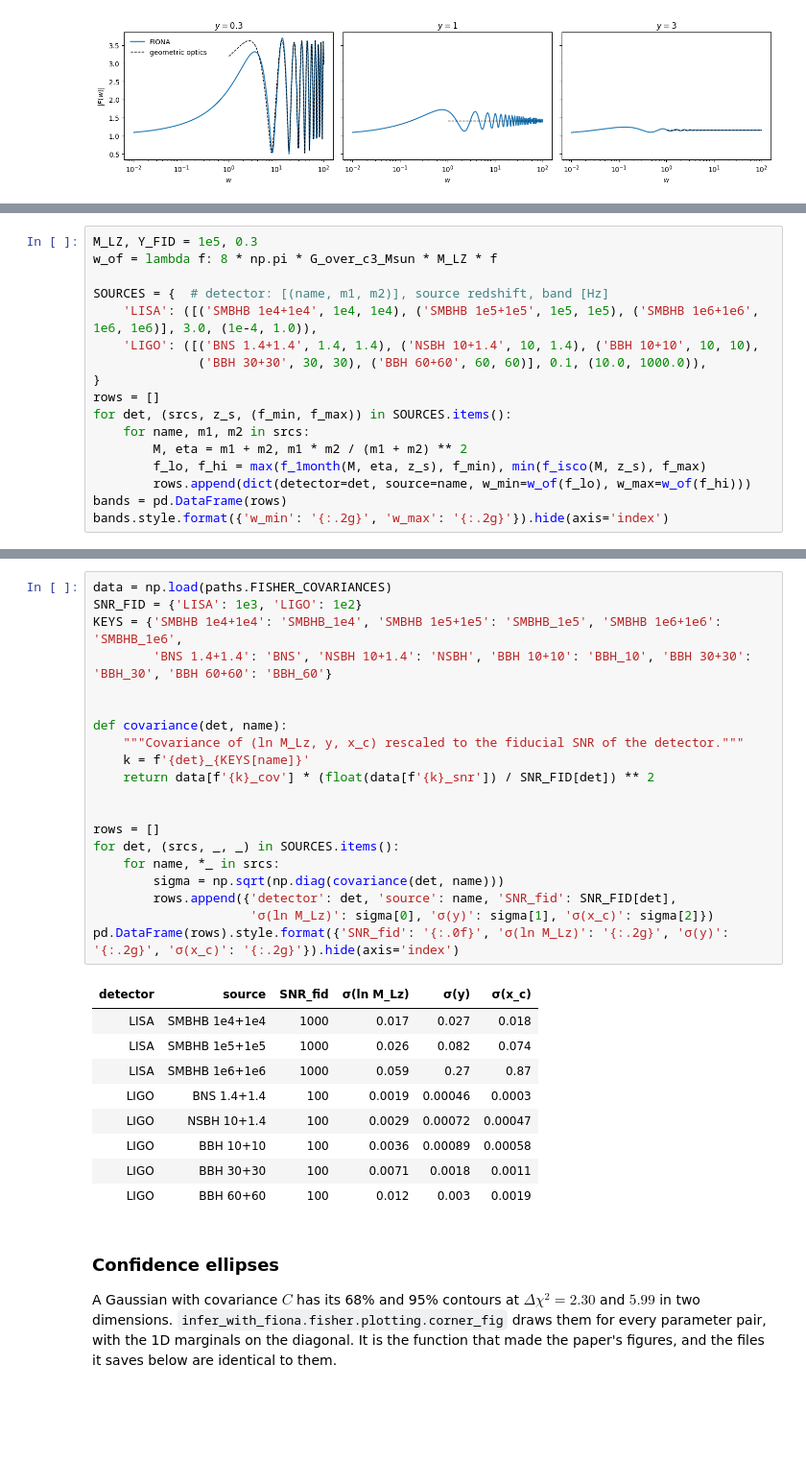
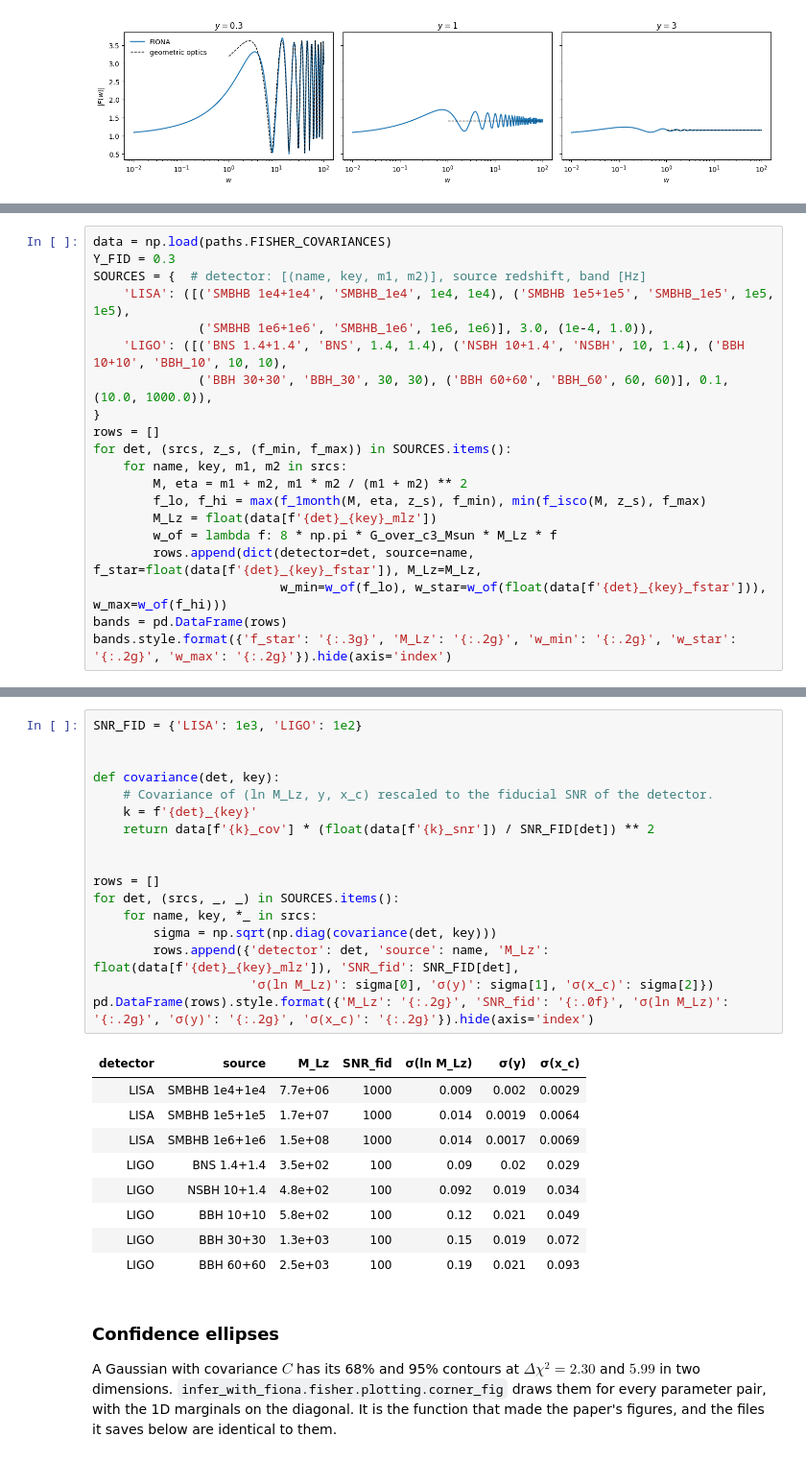
Before and after one commit to ninoephremidze/infer_with_FIONA, a Jupyter notebook: notebooks/01_fisher_forecasts.ipynb, the cells around one changed output, grey strips where cells are left out. Shown at 96% size. Saved outputs shown, nothing was run; the diff lists cells and outputs as text; blank space fills up the shorter version.

```diff
--- a/notebooks/01_fisher_forecasts.ipynb
+++ b/notebooks/01_fisher_forecasts.ipynb
@@ -65,18 +65,21 @@ Converting that frequency range to $w$ shows where each source sits relative to
 # %%
-M_LZ, Y_FID = 1e5, 0.3
-w_of = lambda f: 8 * np.pi * G_over_c3_Msun * M_LZ * f
-
-SOURCES = {  # detector: [(name, m1, m2)], source redshift, band [Hz]
-    'LISA': ([('SMBHB 1e4+1e4', 1e4, 1e4), ('SMBHB 1e5+1e5', 1e5, 1e5), ('SMBHB 1e6+1e6', 1e6, 1e6)], 3.0, (1e-4, 1.0)),
-    'LIGO': ([('BNS 1.4+1.4', 1.4, 1.4), ('NSBH 10+1.4', 10, 1.4), ('BBH 10+10', 10, 10),
-              ('BBH 30+30', 30, 30), ('BBH 60+60', 60, 60)], 0.1, (10.0, 1000.0)),
+data = np.load(paths.FISHER_COVARIANCES)
+Y_FID = 0.3
+SOURCES = {  # detector: [(name, key, m1, m2)], source redshift, band [Hz]
+    'LISA': ([('SMBHB 1e4+1e4', 'SMBHB_1e4', 1e4, 1e4), ('SMBHB 1e5+1e5', 'SMBHB_1e5', 1e5, 1e5),
+              ('SMBHB 1e6+1e6', 'SMBHB_1e6', 1e6, 1e6)], 3.0, (1e-4, 1.0)),
+    'LIGO': ([('BNS 1.4+1.4', 'BNS', 1.4, 1.4), ('NSBH 10+1.4', 'NSBH', 10, 1.4), ('BBH 10+10', 'BBH_10', 10, 10),
+              ('BBH 30+30', 'BBH_30', 30, 30), ('BBH 60+60', 'BBH_60', 60, 60)], 0.1, (10.0, 1000.0)),
 }
 rows = []
 for det, (srcs, z_s, (f_min, f_max)) in SOURCES.items():
-    for name, m1, m2 in srcs:
+    for name, key, m1, m2 in srcs:
         M, eta = m1 + m2, m1 * m2 / (m1 + m2) ** 2
         f_lo, f_hi = max(f_1month(M, eta, z_s), f_min), min(f_isco(M, z_s), f_max)
-        rows.append(dict(detector=det, source=name, w_min=w_of(f_lo), w_max=w_of(f_hi)))
+        M_Lz = float(data[f'{det}_{key}_mlz'])
+        w_of = lambda f: 8 * np.pi * G_over_c3_Msun * M_Lz * f
+        rows.append(dict(detector=det, source=name, f_star=float(data[f'{det}_{key}_fstar']), M_Lz=M_Lz,
+                         w_min=w_of(f_lo), w_star=w_of(float(data[f'{det}_{key}_fstar'])), w_max=w_of(f_hi)))
 bands = pd.DataFrame(rows)
-bands.style.format({'w_min': '{:.2g}', 'w_max': '{:.2g}'}).hide(axis='index')
+bands.style.format({'f_star': '{:.3g}', 'M_Lz': '{:.2g}', 'w_min': '{:.2g}', 'w_star': '{:.2g}', 'w_max': '{:.2g}'}).hide(axis='index')
 # %% [output]
@@ -103,35 +106,32 @@ One subtlety is the time reference of $F$. FIONA's $F$ carries the phase $e^{iw\
 
 The Fisher matrix scales as $\varrho^2$, the squared signal-to-noise ratio. So we quote every source at a common SNR, $\varrho_{\rm fid} = 10^3$ for LISA and $10^2$ for LIGO, by rescaling the covariance by $(\varrho/\varrho_{\rm fid})^2$.
 # %%
-data = np.load(paths.FISHER_COVARIANCES)
 SNR_FID = {'LISA': 1e3, 'LIGO': 1e2}
-KEYS = {'SMBHB 1e4+1e4': 'SMBHB_1e4', 'SMBHB 1e5+1e5': 'SMBHB_1e5', 'SMBHB 1e6+1e6': 'SMBHB_1e6',
-        'BNS 1.4+1.4': 'BNS', 'NSBH 10+1.4': 'NSBH', 'BBH 10+10': 'BBH_10', 'BBH 30+30': 'BBH_30', 'BBH 60+60': 'BBH_60'}
 
 
-def covariance(det, name):
-    """Covariance of (ln M_Lz, y, x_c) rescaled to the fiducial SNR of the detector."""
-    k = f'{det}_{KEYS[name]}'
+def covariance(det, key):
+    # Covariance of (ln M_Lz, y, x_c) rescaled to the fiducial SNR of the detector.
+    k = f'{det}_{key}'
     return data[f'{k}_cov'] * (float(data[f'{k}_snr']) / SNR_FID[det]) ** 2
 
 
 rows = []
 for det, (srcs, _, _) in SOURCES.items():
-    for name, *_ in srcs:
-        sigma = np.sqrt(np.diag(covariance(det, name)))
-        rows.append({'detector': det, 'source': name, 'SNR_fid': SNR_FID[det],
+    for name, key, *_ in srcs:
+        sigma = np.sqrt(np.diag(covariance(det, key)))
+        rows.append({'detector': det, 'source': name, 'M_Lz': float(data[f'{det}_{key}_mlz']), 'SNR_fid': SNR_FID[det],
                      'σ(ln M_Lz)': sigma[0], 'σ(y)': sigma[1], 'σ(x_c)': sigma[2]})
-pd.DataFrame(rows).style.format({'SNR_fid': '{:.0f}', 'σ(ln M_Lz)': '{:.2g}', 'σ(y)': '{:.2g}', 'σ(x_c)': '{:.2g}'}).hide(axis='index')
+pd.DataFrame(rows).style.format({'M_Lz': '{:.2g}', 'SNR_fid': '{:.0f}', 'σ(ln M_Lz)': '{:.2g}', 'σ(y)': '{:.2g}', 'σ(x_c)': '{:.2g}'}).hide(axis='index')
 # %% [output]
-| detector | source | SNR_fid | σ(ln M_Lz) | σ(y) | σ(x_c) |
-| LISA | SMBHB 1e4+1e4 | 1000 | 0.017 | 0.027 | 0.018 |
-| LISA | SMBHB 1e5+1e5 | 1000 | 0.026 | 0.082 | 0.074 |
-| LISA | SMBHB 1e6+1e6 | 1000 | 0.059 | 0.27 | 0.87 |
-| LIGO | BNS 1.4+1.4 | 100 | 0.0019 | 0.00046 | 0.0003 |
-| LIGO | NSBH 10+1.4 | 100 | 0.0029 | 0.00072 | 0.00047 |
-| LIGO | BBH 10+10 | 100 | 0.0036 | 0.00089 | 0.00058 |
-| LIGO | BBH 30+30 | 100 | 0.0071 | 0.0018 | 0.0011 |
-| LIGO | BBH 60+60 | 100 | 0.012 | 0.003 | 0.0019 |
+| detector | source | M_Lz | SNR_fid | σ(ln M_Lz) | σ(y) | σ(x_c) |
+| LISA | SMBHB 1e4+1e4 | 7.7e+06 | 1000 | 0.009 | 0.002 | 0.0029 |
+| LISA | SMBHB 1e5+1e5 | 1.7e+07 | 1000 | 0.014 | 0.0019 | 0.0064 |
+| LISA | SMBHB 1e6+1e6 | 1.5e+08 | 1000 | 0.014 | 0.0017 | 0.0069 |
+| LIGO | BNS 1.4+1.4 | 3.5e+02 | 100 | 0.09 | 0.02 | 0.029 |
+| LIGO | NSBH 10+1.4 | 4.8e+02 | 100 | 0.092 | 0.019 | 0.034 |
+| LIGO | BBH 10+10 | 5.8e+02 | 100 | 0.12 | 0.021 | 0.049 |
+| LIGO | BBH 30+30 | 1.3e+03 | 100 | 0.15 | 0.019 | 0.072 |
+| LIGO | BBH 60+60 | 2.5e+03 | 100 | 0.19 | 0.021 | 0.093 |
 # %% [markdown]
 ### Confidence ellipses
 
```
Also changed, not shown: parts of 8 cells of this notebook, 6 other files.
